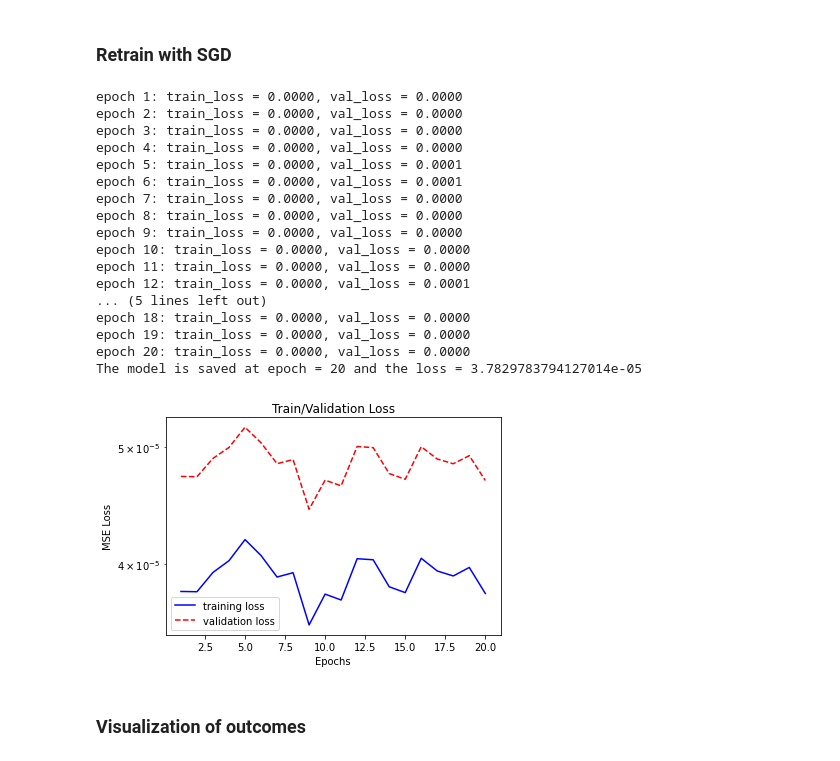
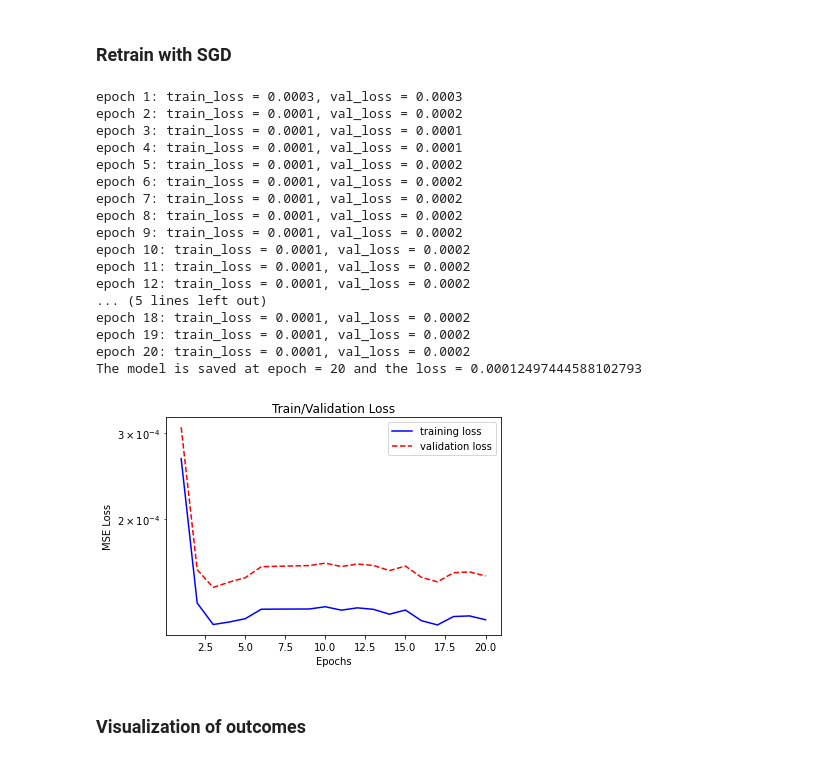
Before and after one commit to ShaoKAi100812/Pendant_Drop_Tensiometry_Prediction, a Jupyter notebook: main_combine.ipynb, the cells around one changed output. Saved outputs shown, nothing was run; the diff lists cells and outputs as text; code cells hidden in the pictures.

```diff
--- a/main_combine.ipynb
+++ b/main_combine.ipynb
@@ -165,7 +165,7 @@ data_image_spline = data_matrix_spline
 
 for img_name in data_image_points.iloc[0:,3:].index + 1:      # modify the number depends on size of dataset
     # defining the image path
-    image_path = 'Data_uniform/Data_Spline/' + str(img_name) + '.png'      # modify the path depends on which dataset
+    image_path = 'Data_uniform/' + str(img_name) + '.png'      # modify the path depends on which dataset
     # reading the image
     img = imread(image_path, as_gray=True)
     img = img[4:-4, 4:-4]  #crop
@@ -702,37 +702,37 @@ The model is saved at epoch = 91 and the loss = 0.00014888263601613673
 # %% [markdown]
 ### Retrain with SGD
 # %%
-# PATH_PIC = os.path.join(os.getcwd(), "model_pic_points.pt")
-PATH_PIC = os.path.join(os.getcwd(), "model_pic_spline.pt")
+PATH_PIC = os.path.join(os.getcwd(), "model_pic_points.pt")
+# PATH_PIC = os.path.join(os.getcwd(), "model_pic_spline.pt")
 
 model_picture_trained = torch.load(PATH_PIC)
 
 learning_rate = 1e-3
 
 optimizer = optim.SGD(model_picture_trained.parameters(), lr=learning_rate)
 epoch = 20
 
 # 0 indicates edge points 1 indicates spline
-train_picture(model_picture_trained, optimizer, epoch, 1)
+train_picture(model_picture_trained, optimizer, epoch, 0)
 # %% [output]
-epoch 1: train_loss = 0.0000, val_loss = 0.0000
-epoch 2: train_loss = 0.0000, val_loss = 0.0000
-epoch 3: train_loss = 0.0000, val_loss = 0.0000
-epoch 4: train_loss = 0.0000, val_loss = 0.0000
-epoch 5: train_loss = 0.0000, val_loss = 0.0001
-epoch 6: train_loss = 0.0000, val_loss = 0.0001
-epoch 7: train_loss = 0.0000, val_loss = 0.0000
-epoch 8: train_loss = 0.0000, val_loss = 0.0000
-epoch 9: train_loss = 0.0000, val_loss = 0.0000
-epoch 10: train_loss = 0.0000, val_loss = 0.0000
-epoch 11: train_loss = 0.0000, val_loss = 0.0000
-epoch 12: train_loss = 0.0000, val_loss = 0.0001
+epoch 1: train_loss = 0.0003, val_loss = 0.0003
+epoch 2: train_loss = 0.0001, val_loss = 0.0002
+epoch 3: train_loss = 0.0001, val_loss = 0.0001
+epoch 4: train_loss = 0.0001, val_loss = 0.0001
+epoch 5: train_loss = 0.0001, val_loss = 0.0002
+epoch 6: train_loss = 0.0001, val_loss = 0.0002
+epoch 7: train_loss = 0.0001, val_loss = 0.0002
+epoch 8: train_loss = 0.0001, val_loss = 0.0002
+epoch 9: train_loss = 0.0001, val_loss = 0.0002
+epoch 10: train_loss = 0.0001, val_loss = 0.0002
+epoch 11: train_loss = 0.0001, val_loss = 0.0002
+epoch 12: train_loss = 0.0001, val_loss = 0.0002
 ... (5 lines left out)
-epoch 18: train_loss = 0.0000, val_loss = 0.0000
-epoch 19: train_loss = 0.0000, val_loss = 0.0000
-epoch 20: train_loss = 0.0000, val_loss = 0.0000
-The model is saved at epoch = 20 and the loss = 3.7829783794127014e-05
+epoch 18: train_loss = 0.0001, val_loss = 0.0002
+epoch 19: train_loss = 0.0001, val_loss = 0.0002
+epoch 20: train_loss = 0.0001, val_loss = 0.0002
+The model is saved at epoch = 20 and the loss = 0.00012497444588102793
-[figure, old version]
+[figure, new version]
 # %% [markdown]
 ### Visualization of outcomes
 # %%
```
Also changed, not shown: parts of 13 cells of this notebook.
